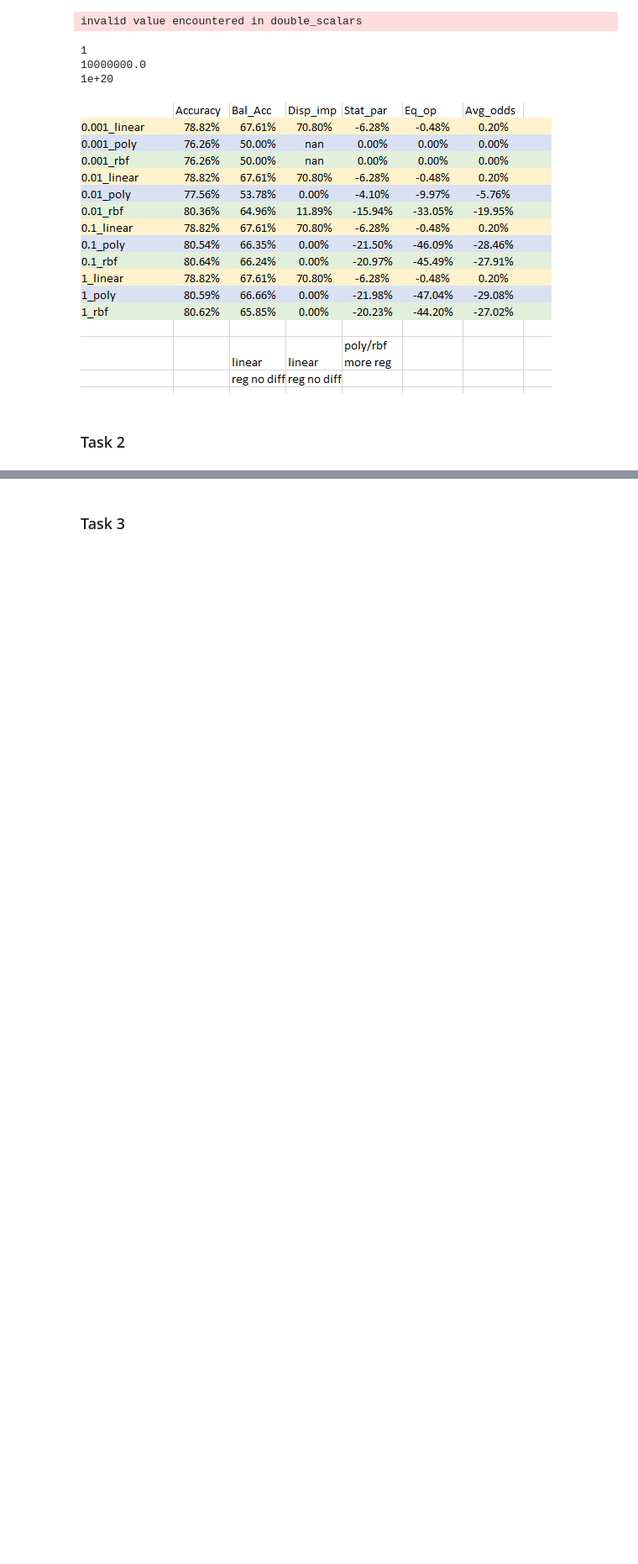
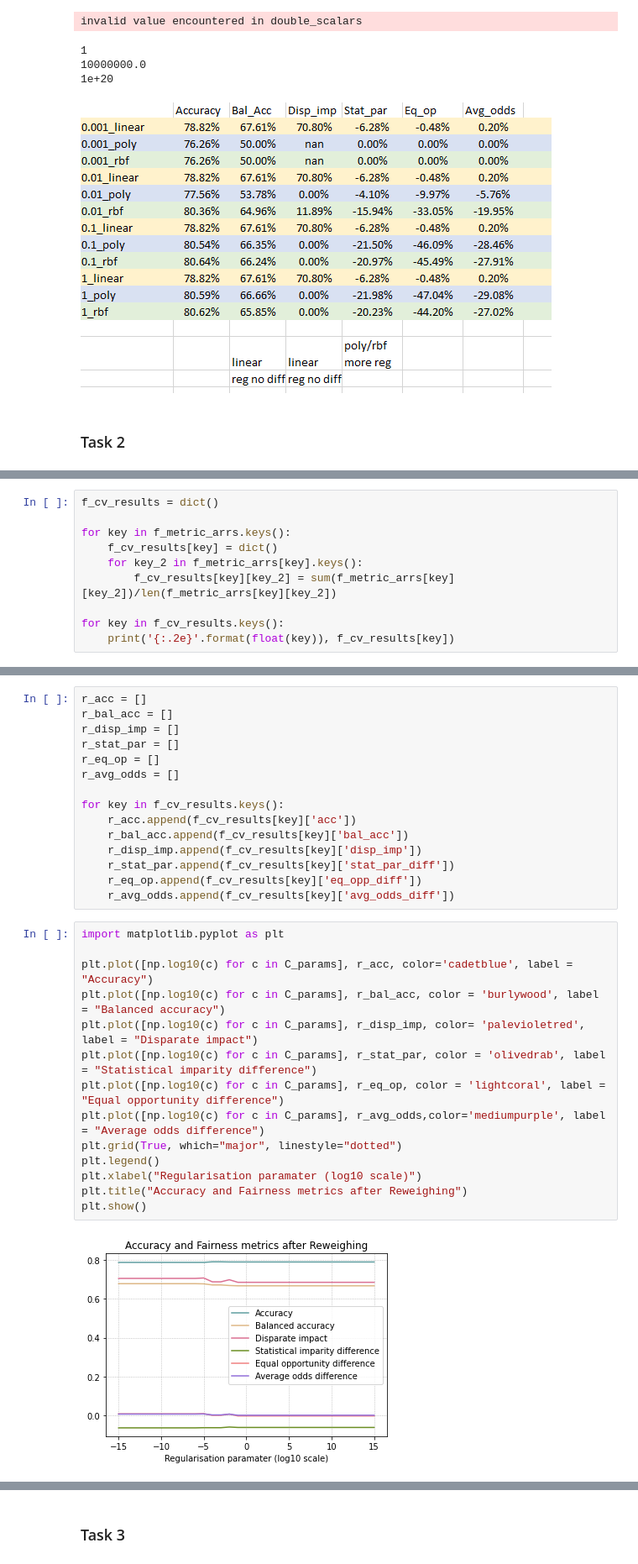
Before and after one commit to hl-anna/icl_ai_ethics, a Jupyter notebook: ML_Fairness_Cw.ipynb, the cells around one changed output, grey strips where cells are left out. Shown at 84% size. Drawn from its saved outputs; the diff is of its cells as text; blank space fills up the shorter version.

```diff
--- a/ML_Fairness_Cw.ipynb
+++ b/ML_Fairness_Cw.ipynb
@@ -394,0 +462,10 @@ invalid value encountered in double_scalars
+# %%
+f_cv_results = dict()
+
+for key in f_metric_arrs.keys():
+    f_cv_results[key] = dict()
+    for key_2 in f_metric_arrs[key].keys():
+        f_cv_results[key][key_2] = sum(f_metric_arrs[key][key_2])/len(f_metric_arrs[key][key_2])
+
+for key in f_cv_results.keys():
+    print('{:.2e}'.format(float(key)), f_cv_results[key])
@@ -394,0 +490,31 @@ invalid value encountered in double_scalars
+# %%
+r_acc = []
+r_bal_acc = []
+r_disp_imp = []
+r_stat_par = []
+r_eq_op = []
+r_avg_odds = []
+
+for key in f_cv_results.keys():
+    r_acc.append(f_cv_results[key]['acc'])
+    r_bal_acc.append(f_cv_results[key]['bal_acc'])
+    r_disp_imp.append(f_cv_results[key]['disp_imp'])
+    r_stat_par.append(f_cv_results[key]['stat_par_diff'])
+    r_eq_op.append(f_cv_results[key]['eq_opp_diff'])
+    r_avg_odds.append(f_cv_results[key]['avg_odds_diff'])
+# %%
+import matplotlib.pyplot as plt
+
+plt.plot([np.log10(c) for c in C_params], r_acc, color='cadetblue', label = "Accuracy")
+plt.plot([np.log10(c) for c in C_params], r_bal_acc, color = 'burlywood', label = "Balanced accuracy")
+plt.plot([np.log10(c) for c in C_params], r_disp_imp, color= 'palevioletred', label = "Disparate impact")
+plt.plot([np.log10(c) for c in C_params], r_stat_par, color = 'olivedrab', label = "Statistical imparity difference")
+plt.plot([np.log10(c) for c in C_params], r_eq_op, color = 'lightcoral', label = "Equal opportunity difference")
+plt.plot([np.log10(c) for c in C_params], r_avg_odds,color='mediumpurple', label = "Average odds difference")
+plt.grid(True, which="major", linestyle="dotted")
+plt.legend()
+plt.xlabel("Regularisation paramater (log10 scale)")
+plt.title("Accuracy and Fairness metrics after Reweighing")
+plt.show()
+# %% [output]
+[figure, added]
```
Also changed, not shown: parts of 24 cells of this notebook.
